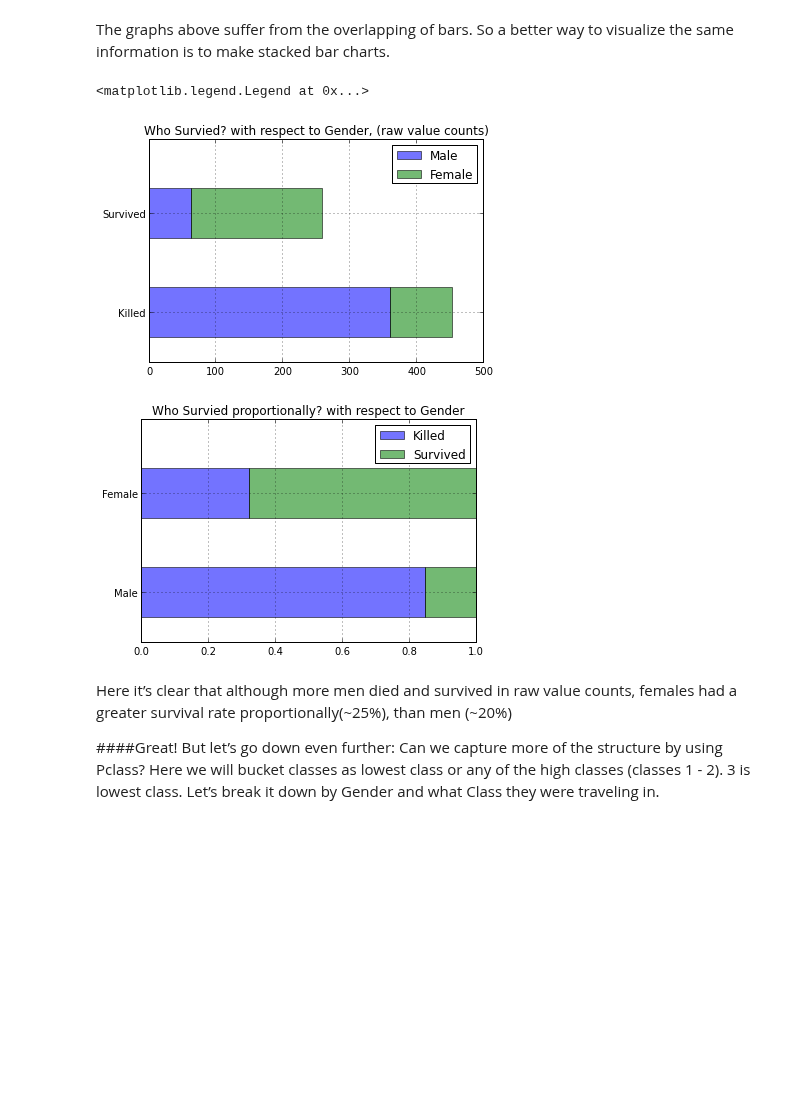
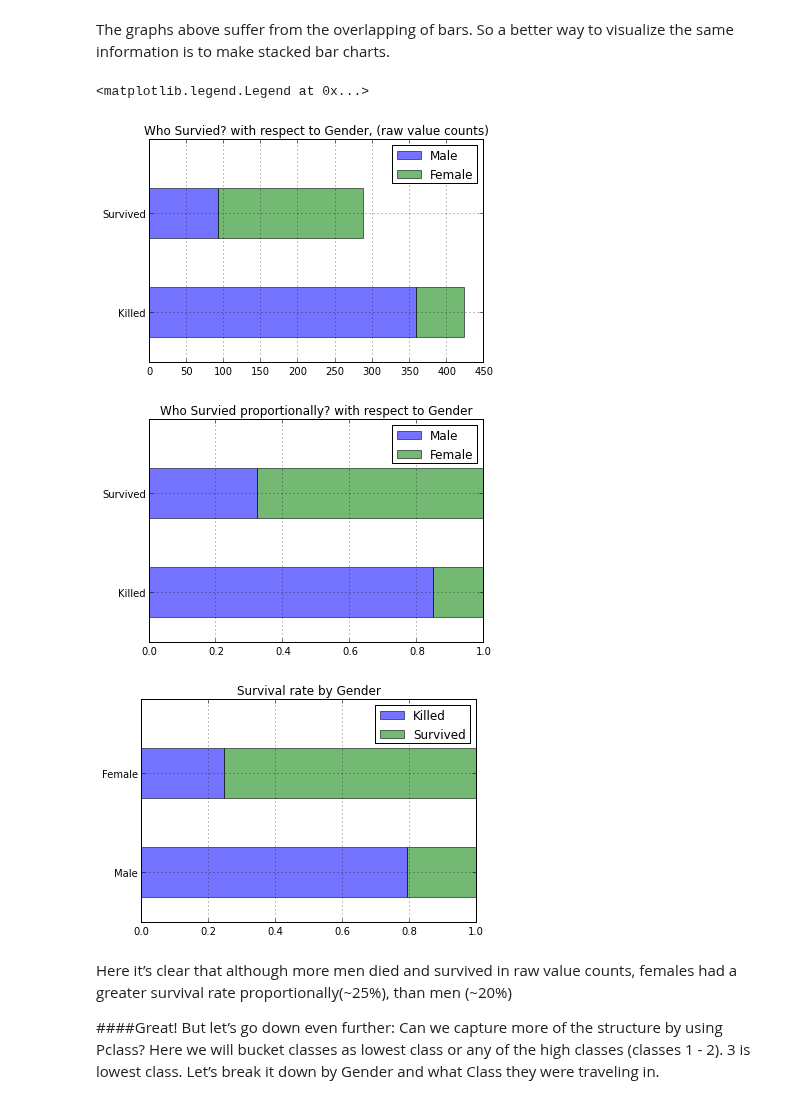
Before and after one commit to agconti/kaggle-titanic, a Jupyter notebook: Titanic.ipynb, the cells around one changed output. Cells and saved outputs as stored; diff of their text form; code cells hidden in the pictures; blank space fills up the shorter version.

Commit message:
Important correction to the starked bar charts: fixed misplaced columns and indices in df_sex.

```diff
--- a/Titanic.ipynb
+++ b/Titanic.ipynb
@@ -209,25 +209,27 @@ The graphs above suffer from the overlapping of bars. So a better way to visuali
 # %%
 # concatenate df_male and df_female
 df_sex = pd.concat([df_male, df_female], axis=1)
-df_sex.index = ['Male', 'Female']
-df_sex.columns = ['Killed', 'Survived']
+df_sex.columns = ['Male', 'Female']
+df_sex.index = ['Killed', 'Survived']
 
 #print df_sex
-df_sex.T.plot(kind='barh', alpha=0.55, stacked=True)
+df_sex.plot(kind='barh', alpha=0.55, stacked=True)
 title("Who Survied? with respect to Gender, (raw value counts) "); legend(loc='best')
 
-df_sex_proportion = df_sex.T
+# normalization (by Survival)
+df_sex_proportion = df_sex.div(df_sex.sum(axis=1).astype(float), axis=0)
+df_sex_proportion.plot(kind='barh', alpha=0.55, stacked=True)
+title("Who Survied proportionally? with respect to Gender"); legend(loc='best')
 
-df_sex_proportion['Male'] /= df_sex_proportion['Male'].sum().astype(float)
-df_sex_proportion['Female'] /= df_sex_proportion['Female'].sum().astype(float)
-
-df_sex_proportion.T.plot(kind='barh', alpha=0.55, stacked=True)
-title("Who Survied proportionally? with respect to Gender"); legend(loc='best')
-# notice that I swap the labels and the columns in the bottom graph.
+# normalization (by Gender)
+df_sex_proportion2 = df_sex.div(df_sex.sum(axis=0).astype(float), axis=1)
+df_sex_proportion2.T.plot(kind='barh', alpha=0.55, stacked=True)
+title("Survival rate by Gender"); legend(loc='best')
 # %% [output]
 <matplotlib.legend.Legend at 0x...>
-[figure, old version]
+[figure, new version]
-[figure, old version]
+[figure, new version]
+[figure, added]
 # %% [markdown]
 Here it’s clear that although more men died and survived in raw value counts, females had a greater survival rate proportionally(~25%), than men (~20%)
 
```
